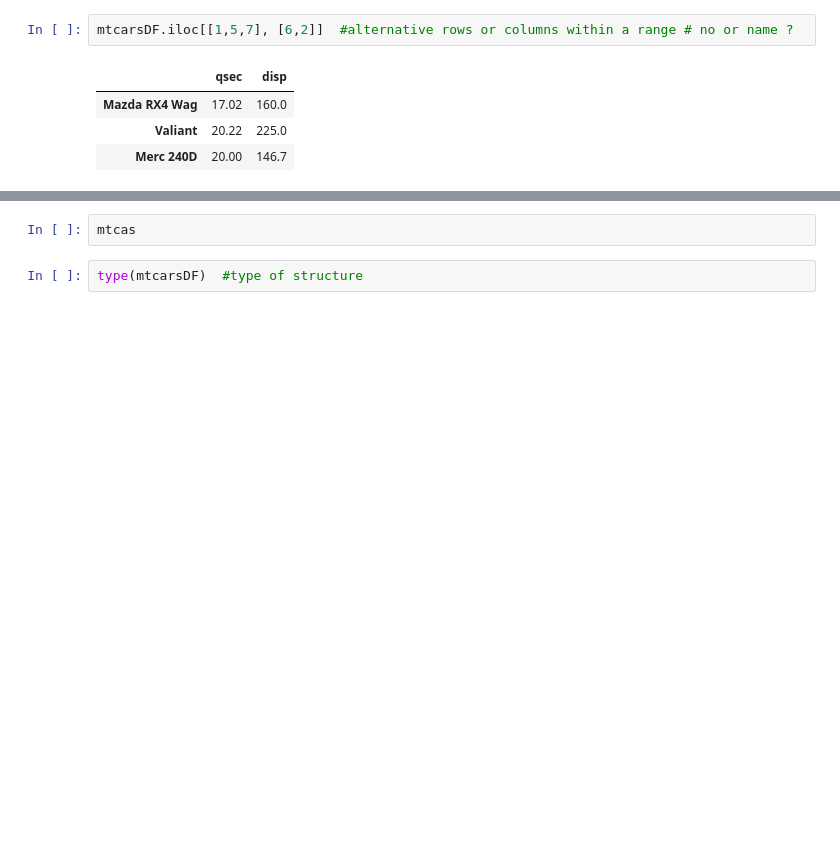
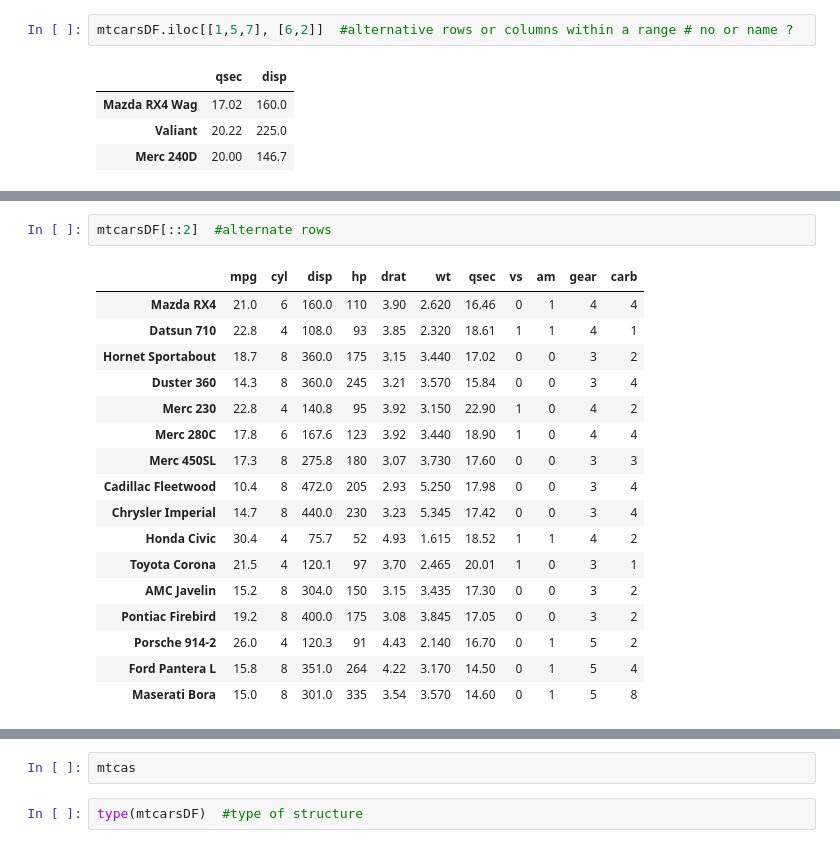
Before and after one commit to DUanalytics/pyJupyter, a Jupyter notebook: 01-IIM/pandasFunctions.ipynb, the cells around one changed output, grey strips where cells are left out. Drawn from its saved outputs; the diff is of its cells as text; blank space fills up the shorter version.

```diff
--- a/01-IIM/pandasFunctions.ipynb
+++ b/01-IIM/pandasFunctions.ipynb
@@ -338,0 +409,20 @@ Name: Mazda RX4, dtype: float64
+# %%
+mtcarsDF[::2]  #alternate rows
+# %% [output]
+|  | mpg | cyl | disp | hp | drat | wt | qsec | vs | am | gear | carb |
+| Mazda RX4 | 21.0 | 6 | 160.0 | 110 | 3.90 | 2.620 | 16.46 | 0 | 1 | 4 | 4 |
+| Datsun 710 | 22.8 | 4 | 108.0 | 93 | 3.85 | 2.320 | 18.61 | 1 | 1 | 4 | 1 |
+| Hornet Sportabout | 18.7 | 8 | 360.0 | 175 | 3.15 | 3.440 | 17.02 | 0 | 0 | 3 | 2 |
+| Duster 360 | 14.3 | 8 | 360.0 | 245 | 3.21 | 3.570 | 15.84 | 0 | 0 | 3 | 4 |
+| Merc 230 | 22.8 | 4 | 140.8 | 95 | 3.92 | 3.150 | 22.90 | 1 | 0 | 4 | 2 |
+| Merc 280C | 17.8 | 6 | 167.6 | 123 | 3.92 | 3.440 | 18.90 | 1 | 0 | 4 | 4 |
+| Merc 450SL | 17.3 | 8 | 275.8 | 180 | 3.07 | 3.730 | 17.60 | 0 | 0 | 3 | 3 |
+| Cadillac Fleetwood | 10.4 | 8 | 472.0 | 205 | 2.93 | 5.250 | 17.98 | 0 | 0 | 3 | 4 |
+| Chrysler Imperial | 14.7 | 8 | 440.0 | 230 | 3.23 | 5.345 | 17.42 | 0 | 0 | 3 | 4 |
+| Honda Civic | 30.4 | 4 | 75.7 | 52 | 4.93 | 1.615 | 18.52 | 1 | 1 | 4 | 2 |
+| Toyota Corona | 21.5 | 4 | 120.1 | 97 | 3.70 | 2.465 | 20.01 | 1 | 0 | 3 | 1 |
+| AMC Javelin | 15.2 | 8 | 304.0 | 150 | 3.15 | 3.435 | 17.30 | 0 | 0 | 3 | 2 |
+| Pontiac Firebird | 19.2 | 8 | 400.0 | 175 | 3.08 | 3.845 | 17.05 | 0 | 0 | 3 | 2 |
+| Porsche 914-2 | 26.0 | 4 | 120.3 | 91 | 4.43 | 2.140 | 16.70 | 0 | 1 | 5 | 2 |
+| Ford Pantera L | 15.8 | 8 | 351.0 | 264 | 4.22 | 3.170 | 14.50 | 0 | 1 | 5 | 4 |
+| Maserati Bora | 15.0 | 8 | 301.0 | 335 | 3.54 | 3.570 | 14.60 | 0 | 1 | 5 | 8 |
```
Also changed, not shown: parts of 90 cells of this notebook.
